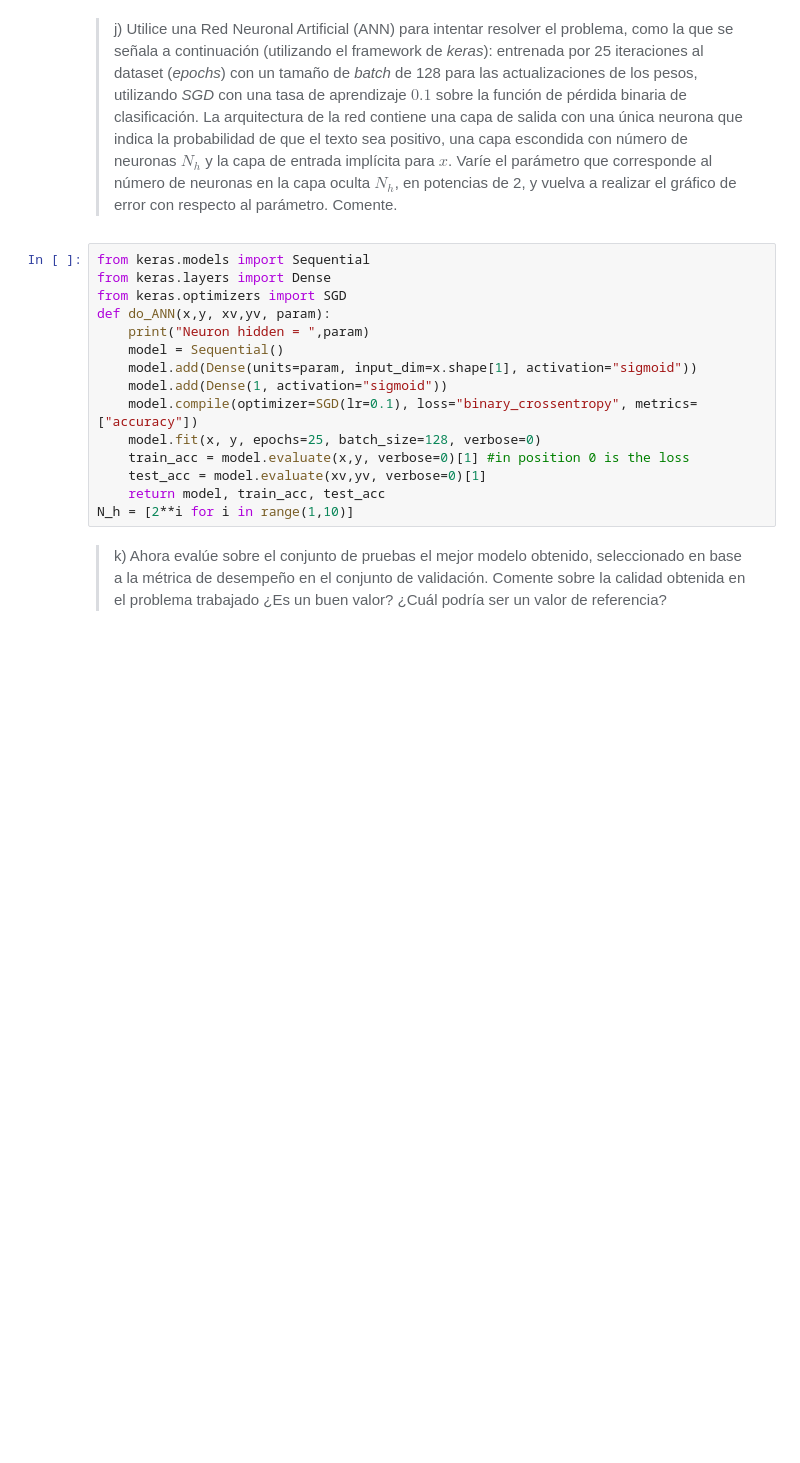
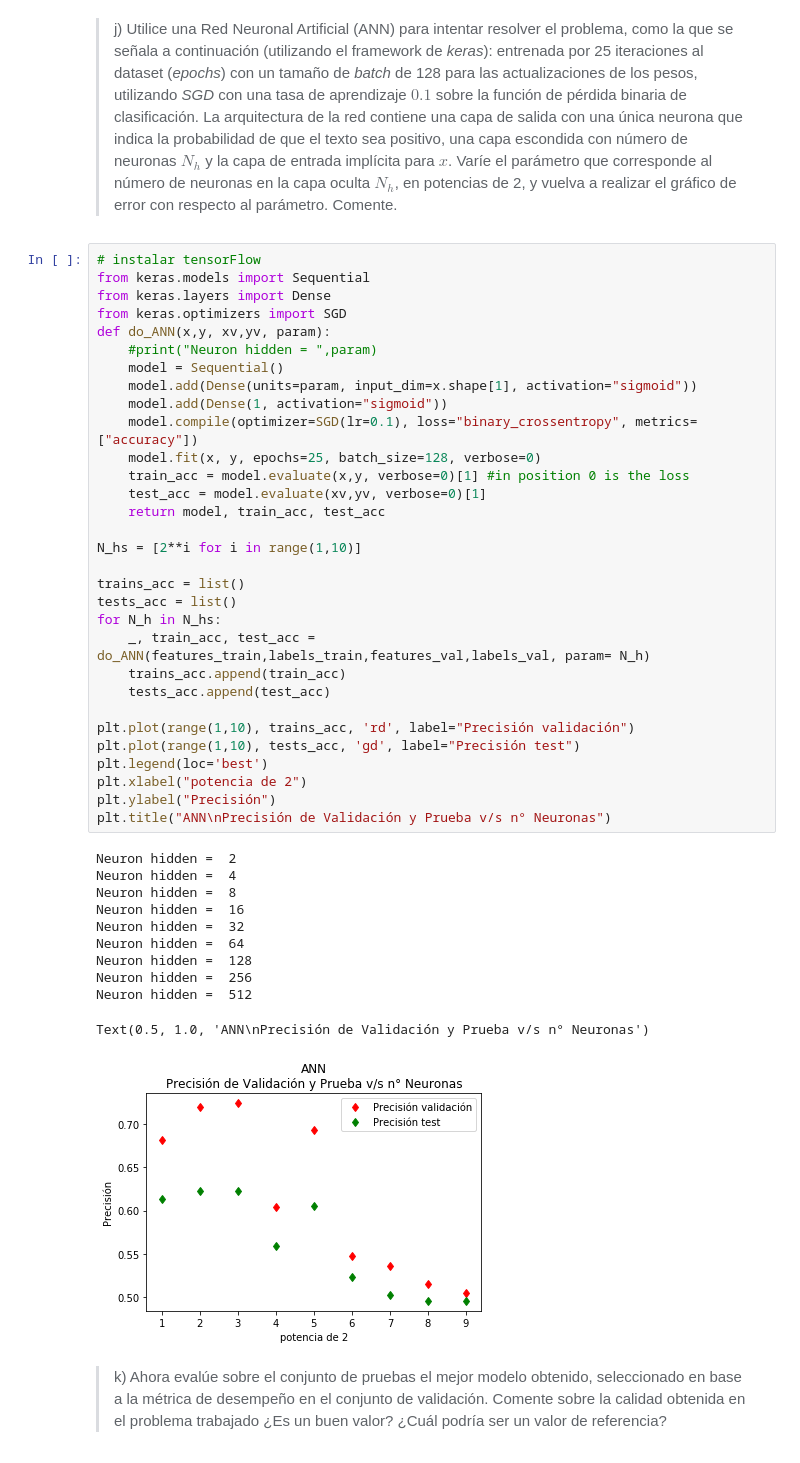
Before and after one commit to godinezseba/Tarea-2-MachineLearning, a Jupyter notebook: Sección 1/Sección 1.ipynb, the cells around one changed output. Saved outputs shown, nothing was run; the diff lists cells and outputs as text; blank space fills up the shorter version.

```diff
--- a/Sección 1/Sección 1.ipynb
+++ b/Sección 1/Sección 1.ipynb
@@ -307,20 +341,48 @@ SamplesS = np.arange(2, features_train.shape[0] , steps ) #choose steps
 # %% [markdown]
 > j) Utilice una Red Neuronal Artificial (ANN) para intentar resolver el problema, como la que se señala a continuación (utilizando el framework de *keras*): entrenada por 25 iteraciones al dataset (*epochs*) con un tamaño de *batch* de 128 para las actualizaciones de los pesos, utilizando *SGD* con una tasa de aprendizaje $0.1$ sobre la función de pérdida binaria de clasificación. La arquitectura de la red contiene una capa de salida con una única neurona que indica la probabilidad de que el texto sea positivo, una capa escondida con número de neuronas $N_h$ y la capa de entrada implícita para $x$. Varíe el parámetro que corresponde al número de neuronas en la capa oculta $N_h$, en potencias de 2, y vuelva a realizar el gráfico de error con respecto al parámetro. Comente.
 # %%
+# instalar tensorFlow
 from keras.models import Sequential
 from keras.layers import Dense
 from keras.optimizers import SGD
 def do_ANN(x,y, xv,yv, param):
-    print("Neuron hidden = ",param)
+    #print("Neuron hidden = ",param)
     model = Sequential()
     model.add(Dense(units=param, input_dim=x.shape[1], activation="sigmoid"))
     model.add(Dense(1, activation="sigmoid"))
     model.compile(optimizer=SGD(lr=0.1), loss="binary_crossentropy", metrics=["accuracy"])
     model.fit(x, y, epochs=25, batch_size=128, verbose=0)
     train_acc = model.evaluate(x,y, verbose=0)[1] #in position 0 is the loss
     test_acc = model.evaluate(xv,yv, verbose=0)[1]
     return model, train_acc, test_acc
-N_h = [2**i for i in range(1,10)]
+
+N_hs = [2**i for i in range(1,10)]
+
+trains_acc = list()
+tests_acc = list()
+for N_h in N_hs:
+    _, train_acc, test_acc = do_ANN(features_train,labels_train,features_val,labels_val, param= N_h)
+    trains_acc.append(train_acc)
+    tests_acc.append(test_acc)
+
+plt.plot(range(1,10), trains_acc, 'rd', label="Precisión validación")
+plt.plot(range(1,10), tests_acc, 'gd', label="Precisión test")
+plt.legend(loc='best')
+plt.xlabel("potencia de 2")
+plt.ylabel("Precisión")
+plt.title("ANN\nPrecisión de Validación y Prueba v/s n° Neuronas")
+# %% [output]
+Neuron hidden =  2
+Neuron hidden =  4
+Neuron hidden =  8
+Neuron hidden =  16
+Neuron hidden =  32
+Neuron hidden =  64
+Neuron hidden =  128
+Neuron hidden =  256
+Neuron hidden =  512
+Text(0.5, 1.0, 'ANN\nPrecisión de Validación y Prueba v/s n° Neuronas')
+[figure, added]
 # %% [markdown]
 > k) Ahora evalúe sobre el conjunto de pruebas el mejor modelo obtenido, seleccionado en base a la métrica de desempeño en el conjunto de validación. Comente sobre la calidad obtenida en el problema trabajado ¿Es un buen valor? ¿Cuál podría ser un valor de referencia?
 # %% [markdown]
```
Also changed, not shown: parts of 2 cells of this notebook.
